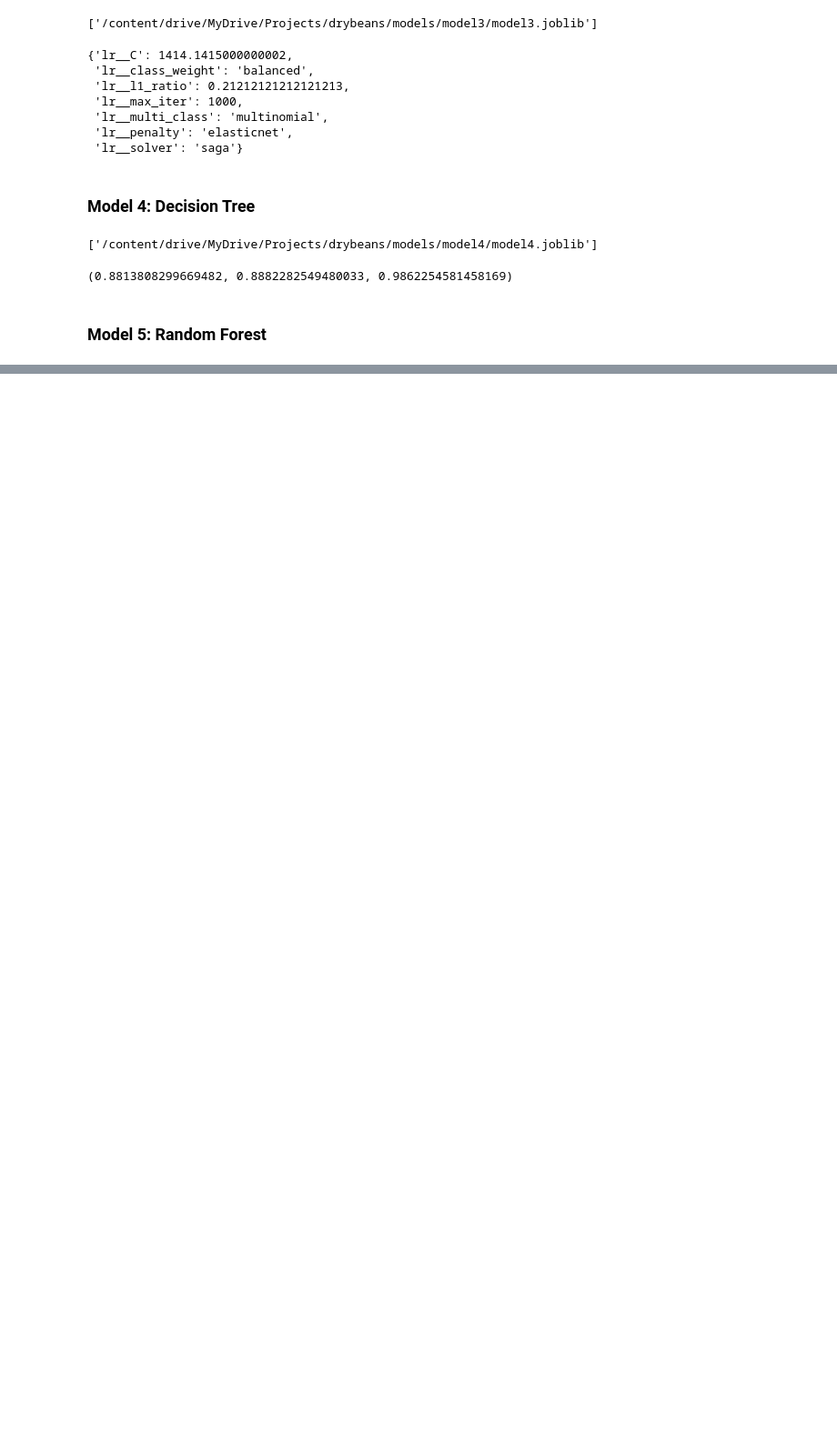
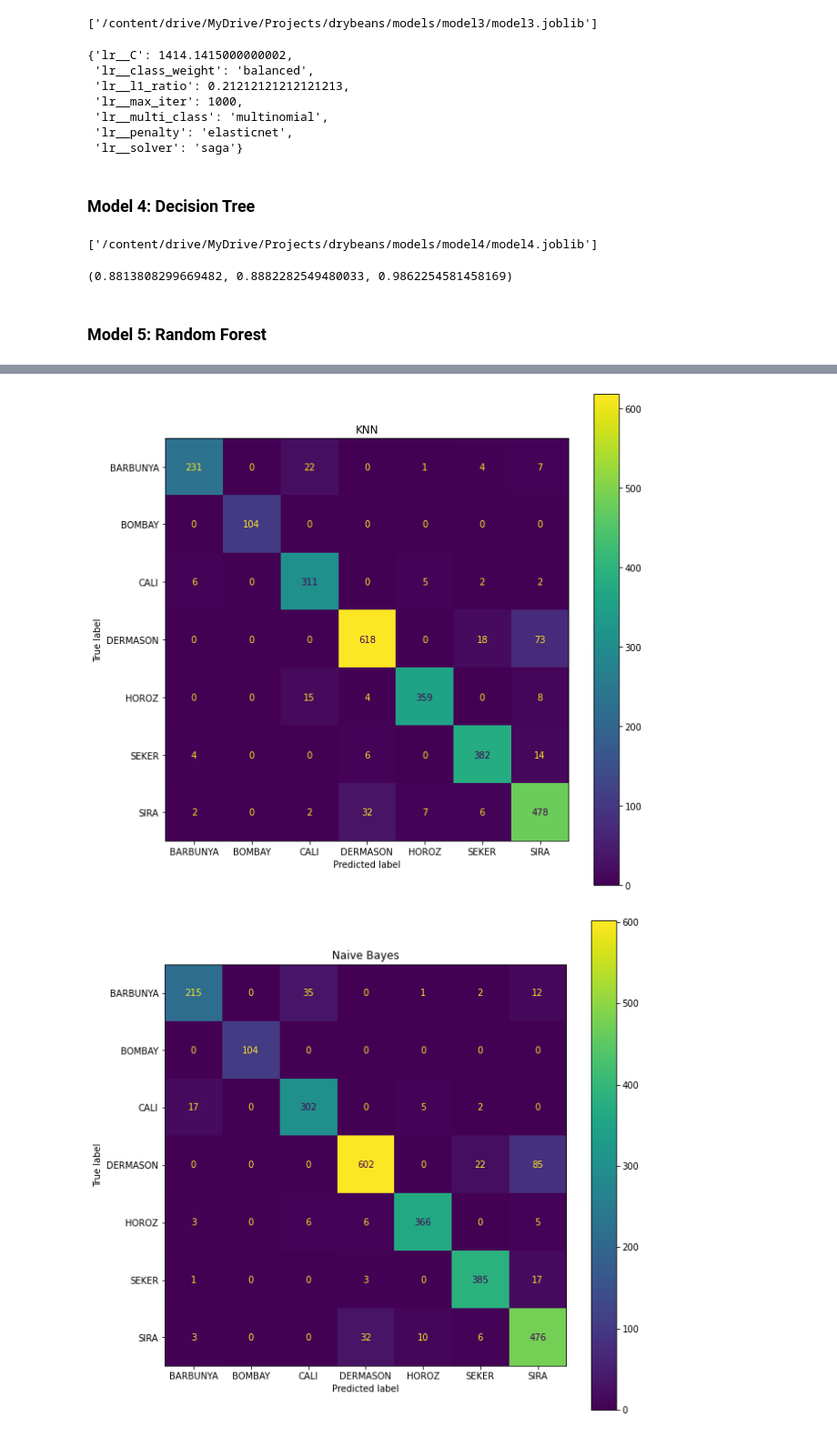
Before and after one commit to tlchampion/drybeans, a Jupyter notebook: notebooks/db_eda.ipynb, the cells around one changed output, grey strips where cells are left out. Shown at 91% size. Drawn from its saved outputs; the diff is of its cells as text; code cells hidden in the pictures; blank space fills up the shorter version.

Commit message:
Added Initial Model Evaluation

```diff
--- a/notebooks/db_eda.ipynb
+++ b/notebooks/db_eda.ipynb
@@ -498,6 +499,13 @@ def get_scores(model,xtest, ytest, proba=True, label_enc=None):
   else:
     roc = np.NaN
   return acc, f1, roc
+
+
+def get_confusion_matrix(model,xtest, ytest,ax,label_enc=None):
+  preds = model.predict(xtest)
+  if label_enc != None:
+    preds = label_enc.inverse_transform(preds)
+  ConfusionMatrixDisplay.from_predictions(y_test, preds, ax=ax)
 # %% [markdown]
 ### LabelEncode target variable
 # %%
@@ -628,0 +646,6 @@ dump(model5, os.path.join(basedir, "models/model5/model5.joblib"))
+# %%
+model1 = load(os.path.join(basedir, "models/model1/model1.joblib"))
+model2 = load(os.path.join(basedir, "models/model2/model2.joblib"))
+model3 = load(os.path.join(basedir, "models/model3/model3.joblib"))
+model4 = load(os.path.join(basedir, "models/model4/model4.joblib"))
+model5 = load(os.path.join(basedir, "models/model5/model5.joblib"))
@@ -628,0 +699,10 @@ dump(model5, os.path.join(basedir, "models/model5/model5.joblib"))
+# %%
+models = {"KNN": model1, "Naive Bayes": model2, "Logistic Regression": model3, "Decision Tree": model4, "Random Forest": model5}
+for m in models:
+  fig, ax1 = plt.subplots(figsize=(10,10))
+  get_confusion_matrix(models.get(m),X_test,y_test,ax1,le)
+  ax1.set_title(m)
+  plt.show()
+# %% [output]
+[figure, added]
+[figure, added]
```
Also changed, not shown: parts of 20 cells of this notebook.
